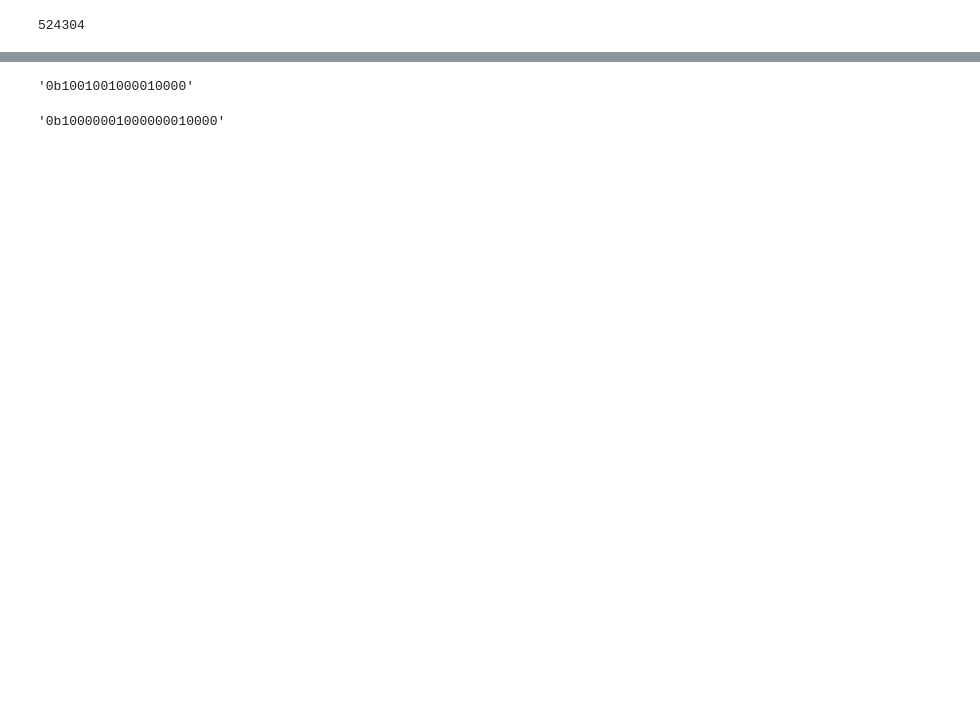
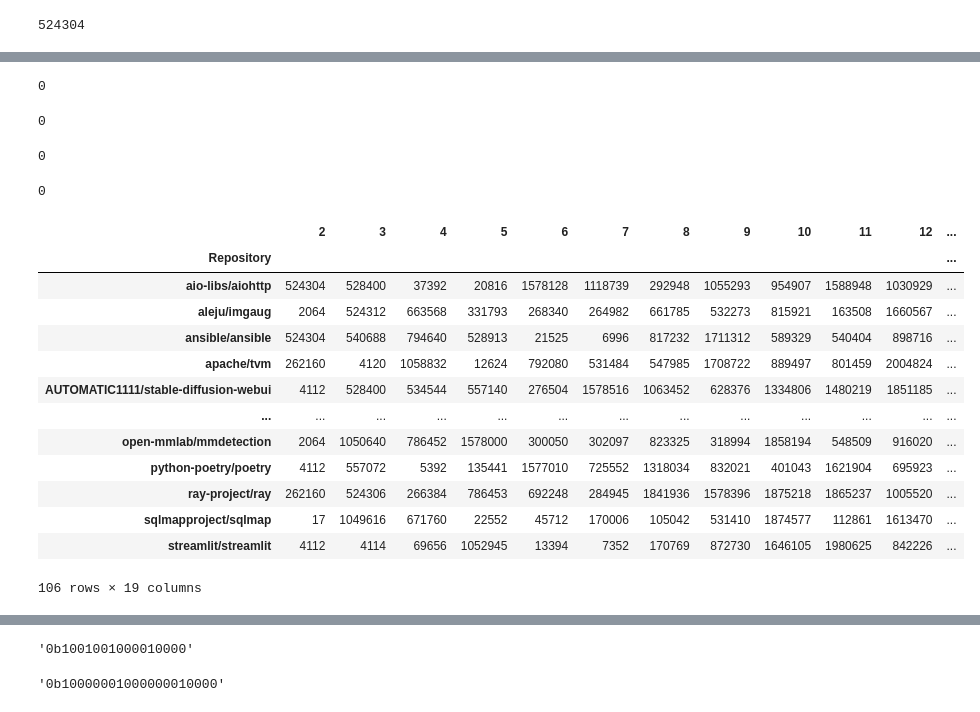
Before and after one commit to angayunpa/EMProject, a Jupyter notebook: MainTaskResultsAnalysis/Results_raw_to_csv_extra.ipynb, the cells around one changed output, grey strips where cells are left out. Saved outputs shown, nothing was run; the diff lists cells and outputs as text; code cells hidden in the pictures; blank space fills up the shorter version.

Commit message:
Upload all Sammon results

```diff
--- a/MainTaskResultsAnalysis/Results_raw_to_csv_extra.ipynb
+++ b/MainTaskResultsAnalysis/Results_raw_to_csv_extra.ipynb
@@ -52,9 +52,10 @@ file_data
 # %%
-method = "GA"
+method = "PSO"
 error = "Sammon"
 metric_type = "method"
+extra_num = 1
 
-df = pd.read_csv(f"{method}_{error}_{metric_type}_extra.csv").set_index("Repository")
+df = pd.read_csv(f"{method}_{error}_{metric_type}.csv").set_index("Repository")
 
 if metric_type == "class":
     metric_list_non_zero = np.array(class_metrics_list)
@@ -75,10 +76,10 @@ metrics_len = len(metric_list_non_zero)
 out = np.zeros(shape=(len(repo_list_cleaned), metrics_len-2), dtype=np.int64)
 
 for file_idx, file_name in enumerate(repo_list):
-    if not os.path.isfile(f'Results/{method}_{error}_Method_Extra_3/{metric_type}/{file_name}'):
+    if not os.path.isfile(f'Results/{method}_{error}_{metric_type}_Extra_{extra_num}/{metric_type}/{file_name}'):
         continue
 
-    with open(f'Results/{method}_{error}_Method_Extra_3/{metric_type}/{file_name}', 'r') as f:
+    with open(f'Results/{method}_{error}_{metric_type}_Extra_{extra_num}/{metric_type}/{file_name}', 'r') as f:
         file_data = f.readline()
         file_data = json.loads(file_data)
 
@@ -109,6 +110,6 @@ for file_idx, file_name in enumerate(repo_list):
 
 df_out = df.copy()
 df_out = df_out.reset_index()
-df_out.to_csv(f"{method}_{error}_{metric_type}_extra.csv", index=False)
+df_out.to_csv(f"{method}_{error}_{metric_type}.csv", index=False)
 print(f"Number of NaN's: {(df_out == 0).sum().sum()}")
 # %% [output]
@@ -152,0 +133,33 @@ dtype: int64
+# %%
+(pd.read_csv(f"GA_Sammon_method.csv").set_index("Repository") == 0).sum().sum()
+# %% [output]
+0
+# %%
+(pd.read_csv(f"GA_Sammon_class.csv").set_index("Repository") == 0).sum().sum()
+# %% [output]
+0
+# %%
+(pd.read_csv(f"PSO_Sammon_method.csv").set_index("Repository") == 0).sum().sum()
+# %% [output]
+0
+# %%
+(pd.read_csv(f"PSO_Sammon_class.csv").set_index("Repository") == 0).sum().sum()
+# %% [output]
+0
+# %%
+pd.read_csv(f"GA_Sammon_method.csv").set_index("Repository")
+# %% [output]
+|  | 2 | 3 | 4 | 5 | 6 | 7 | 8 | 9 | 10 | 11 | 12 | ... |
+| Repository |  |  |  |  |  |  |  |  |  |  |  | ... |
+| aio-libs/aiohttp | 524304 | 528400 | 37392 | 20816 | 1578128 | 1118739 | 292948 | 1055293 | 954907 | 1588948 | 1030929 | ... |
+| aleju/imgaug | 2064 | 524312 | 663568 | 331793 | 268340 | 264982 | 661785 | 532273 | 815921 | 163508 | 1660567 | ... |
+| ansible/ansible | 524304 | 540688 | 794640 | 528913 | 21525 | 6996 | 817232 | 1711312 | 589329 | 540404 | 898716 | ... |
+| apache/tvm | 262160 | 4120 | 1058832 | 12624 | 792080 | 531484 | 547985 | 1708722 | 889497 | 801459 | 2004824 | ... |
+| AUTOMATIC1111/stable-diffusion-webui | 4112 | 528400 | 534544 | 557140 | 276504 | 1578516 | 1063452 | 628376 | 1334806 | 1480219 | 1851185 | ... |
+| ... | ... | ... | ... | ... | ... | ... | ... | ... | ... | ... | ... | ... |
+| open-mmlab/mmdetection | 2064 | 1050640 | 786452 | 1578000 | 300050 | 302097 | 823325 | 318994 | 1858194 | 548509 | 916020 | ... |
+| python-poetry/poetry | 4112 | 557072 | 5392 | 135441 | 1577010 | 725552 | 1318034 | 832021 | 401043 | 1621904 | 695923 | ... |
+| ray-project/ray | 262160 | 524306 | 266384 | 786453 | 692248 | 284945 | 1841936 | 1578396 | 1875218 | 1865237 | 1005520 | ... |
+| sqlmapproject/sqlmap | 17 | 1049616 | 671760 | 22552 | 45712 | 170006 | 105042 | 531410 | 1874577 | 112861 | 1613470 | ... |
+| streamlit/streamlit | 4112 | 4114 | 69656 | 1052945 | 13394 | 7352 | 170769 | 872730 | 1646105 | 1980625 | 842226 | ... |
+106 rows × 19 columns
```
Also changed, not shown: parts of 12 cells of this notebook, 14 other files.
